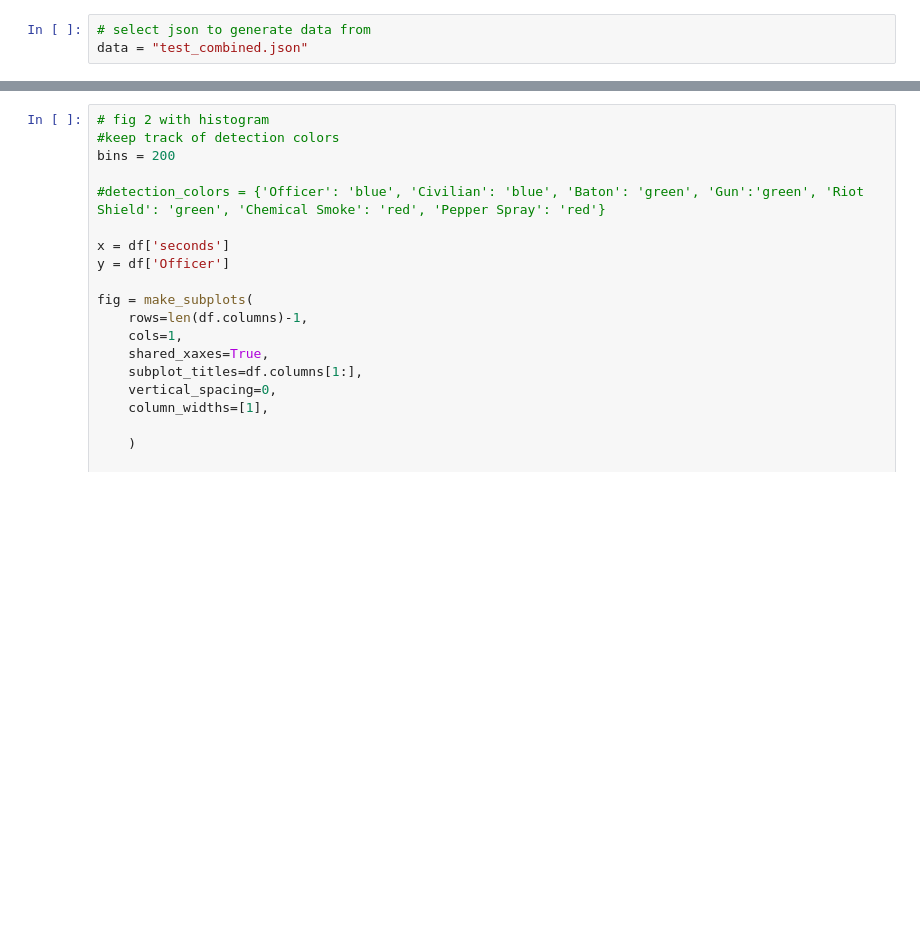
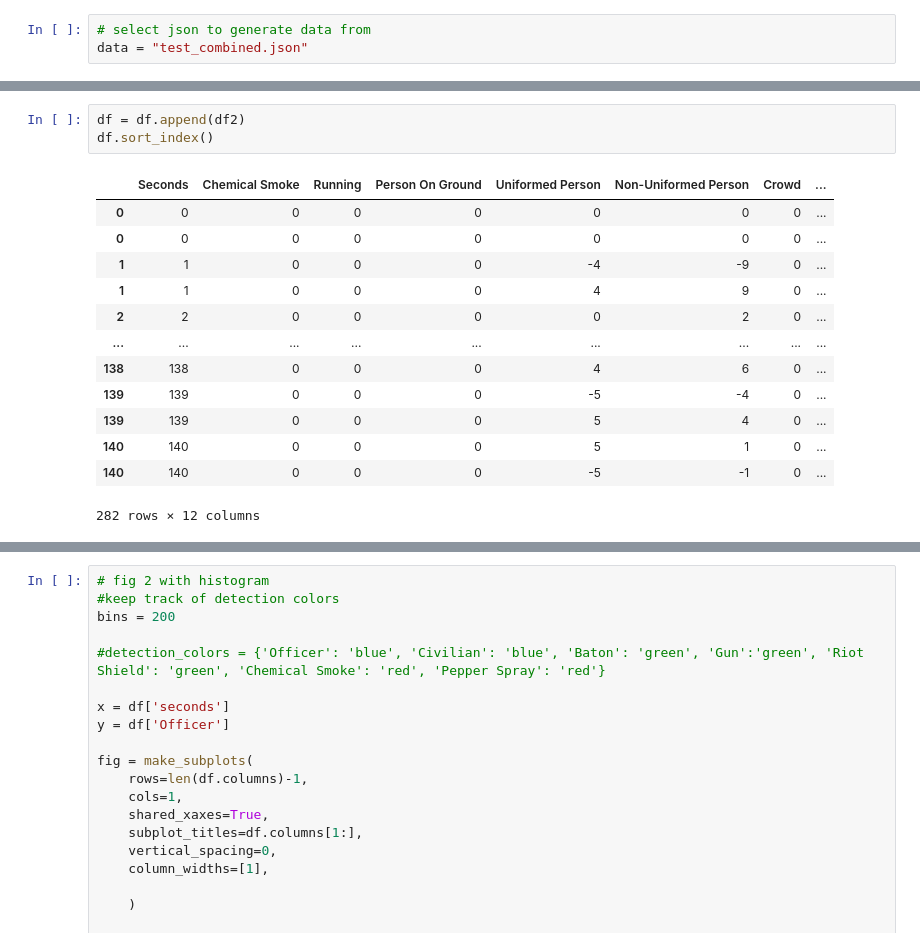
Before and after one commit to Survai-hrf/ml-deployment, a Jupyter notebook: src/generate_visuals/visuals.ipynb, the cells around one changed output, grey strips where cells are left out. Saved outputs shown, nothing was run; the diff lists cells and outputs as text; blank space fills up the shorter version.

```diff
--- a/src/generate_visuals/visuals.ipynb
+++ b/src/generate_visuals/visuals.ipynb
@@ -56 +59,18 @@ Index(['Seconds', 'Throwing', 'Person On Ground', 'Baton', 'Running',
       dtype='object')
+# %%
+df = df.append(df2)
+df.sort_index()
+# %% [output]
+|  | Seconds | Chemical Smoke | Running | Person On Ground | Uniformed Person | Non-Uniformed Person | Crowd | ... |
+| 0 | 0 | 0 | 0 | 0 | 0 | 0 | 0 | ... |
+| 0 | 0 | 0 | 0 | 0 | 0 | 0 | 0 | ... |
+| 1 | 1 | 0 | 0 | 0 | -4 | -9 | 0 | ... |
+| 1 | 1 | 0 | 0 | 0 | 4 | 9 | 0 | ... |
+| 2 | 2 | 0 | 0 | 0 | 0 | 2 | 0 | ... |
+| ... | ... | ... | ... | ... | ... | ... | ... | ... |
+| 138 | 138 | 0 | 0 | 0 | 4 | 6 | 0 | ... |
+| 139 | 139 | 0 | 0 | 0 | -5 | -4 | 0 | ... |
+| 139 | 139 | 0 | 0 | 0 | 5 | 4 | 0 | ... |
+| 140 | 140 | 0 | 0 | 0 | 5 | 1 | 0 | ... |
+| 140 | 140 | 0 | 0 | 0 | -5 | -1 | 0 | ... |
+282 rows × 12 columns
```
Also changed, not shown: parts of 6 cells of this notebook, 9 other files.
